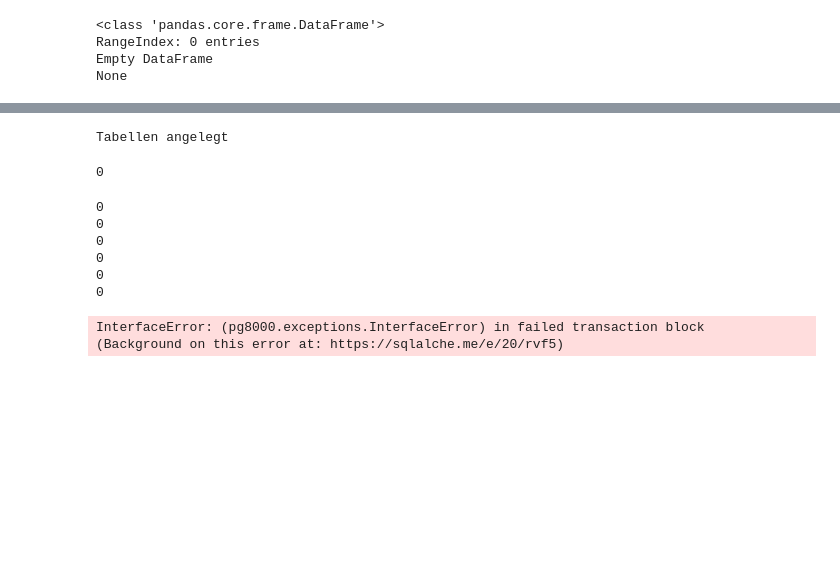
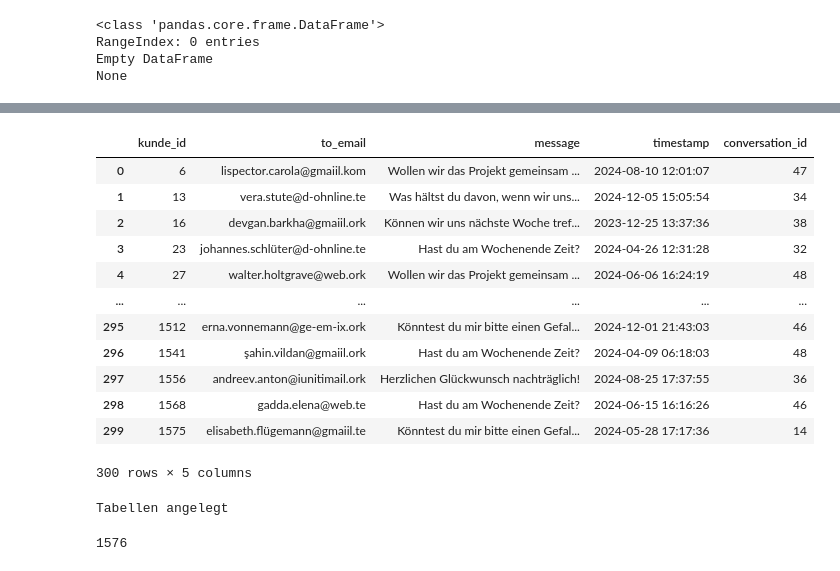
Before and after one commit to Sweet-Lunalotl/LetsMeet_Luna, a Jupyter notebook: notebooks/Akt2.ipynb, the cells around one changed output, grey strips where cells are left out. Cells and saved outputs as stored; diff of their text form; code cells hidden in the pictures; blank space fills up the shorter version.

Commit message:
Befüllen weiterer Tabellen mit Daten

```diff
--- a/notebooks/Akt2.ipynb
+++ b/notebooks/Akt2.ipynb
@@ -252,0 +290,11 @@ print(likes_df.head())
+# %%
+#wie im print gezeigt, gibt es unterschiedliche formate die hier vereinheitlich werden
+for idx, row in likes_df.iterrows():
+    try:
+        timestamp = pd.to_datetime(row["timestamp"], format="%Y-%m-%d %H:%M:%S").strftime("%Y-%m-%d %H:%M:%S")
+    except ValueError:
+        try:
+            timestamp = pd.to_datetime(row["timestamp"], format="%d.%m.%Y %H:%M:%S").strftime("%Y-%m-%d %H:%M:%S")
+        except:
+            timestamp = None
+    likes_df.at[idx, "timestamp"] = timestamp
@@ -282,0 +361,11 @@ None
+# %%
+#wie im print gezeigt, gibt es unterschiedliche formate die hier vereinheitlich werden
+for idx, row in messages_df.iterrows():
+    try:
+        timestamp = pd.to_datetime(row["timestamp"], format="%Y-%m-%d %H:%M:%S").strftime("%Y-%m-%d %H:%M:%S")
+    except ValueError:
+        try:
+            timestamp = pd.to_datetime(row["timestamp"], format="%d.%m.%Y %H:%M:%S").strftime("%Y-%m-%d %H:%M:%S")
+        except:
+            timestamp = None
+    messages_df.at[idx, "timestamp"] = timestamp
@@ -318,3 +412,19 @@ df[df["E-Mail"].isna()]
+# %%
+messages_df
+# %% [output]
+|  | kunde_id | to_email | message | timestamp | conversation_id |
+| 0 | 6 | lispector.carola@gmaiil.kom | Wollen wir das Projekt gemeinsam ... | 2024-08-10 12:01:07 | 47 |
+| 1 | 13 | vera.stute@d-ohnline.te | Was hältst du davon, wenn wir uns... | 2024-12-05 15:05:54 | 34 |
+| 2 | 16 | devgan.barkha@gmaiil.ork | Können wir uns nächste Woche tref... | 2023-12-25 13:37:36 | 38 |
+| 3 | 23 | johannes.schlüter@d-ohnline.te | Hast du am Wochenende Zeit? | 2024-04-26 12:31:28 | 32 |
+| 4 | 27 | walter.holtgrave@web.ork | Wollen wir das Projekt gemeinsam ... | 2024-06-06 16:24:19 | 48 |
+| ... | ... | ... | ... | ... | ... |
+| 295 | 1512 | erna.vonnemann@ge-em-ix.ork | Könntest du mir bitte einen Gefal... | 2024-12-01 21:43:03 | 46 |
+| 296 | 1541 | şahin.vildan@gmaiil.ork | Hast du am Wochenende Zeit? | 2024-04-09 06:18:03 | 48 |
+| 297 | 1556 | andreev.anton@iunitimail.ork | Herzlichen Glückwunsch nachträglich! | 2024-08-25 17:37:55 | 36 |
+| 298 | 1568 | gadda.elena@web.te | Hast du am Wochenende Zeit? | 2024-06-15 16:16:26 | 46 |
+| 299 | 1575 | elisabeth.flügemann@gmaiil.te | Könntest du mir bitte einen Gefal... | 2024-05-28 17:17:36 | 14 |
+300 rows × 5 columns
 # %%
 DDL_KUNDE = """
 CREATE TABLE kunde (
@@ -432,8 +543,3 @@ with engine.begin() as conn:
 print("Tabellen angelegt")
 # %% [output]
 Tabellen angelegt
-# %%
-# Prüfe auf Duplikate in der E-Mail-Spalte
-print(df["E-Mail"].duplicated().sum())
-# %% [output]
-0
@@ -442,23 +546,10 @@ df["Telefon"] = df["Telefon"].fillna("0000000000")
-# %%
-print(df["E-Mail"].isnull().sum())
-print(df["Telefon"].isnull().sum())
-print(df["Geschlecht (m/w/nonbinary)"].isnull().sum())
-print(df["Vorname"].isnull().sum())
-print(df["Nachname"].isnull().sum())
-print(df["Geburtsdatum"].isnull().sum())
-# %% [output]
-0
-0
-0
-0
-0
-0
 # %%
-df["profilbild"] = None
+#Kunde Tabelle
+
+df["profilbild"]= None
 
 kunde_data = df[["Nachname", "Vorname", "E-Mail", "Telefon", "Geschlecht (m/w/nonbinary)", "Geburtsdatum", "profilbild"]].copy()
-kunde_data.columns = ["name", "vorname", "email", "telefon", "geschlecht", "geburtsdatum", "profilbild"]
+kunde_data.columns = ["nachname", "vorname", "email", "telefon", "geschlecht", "geburtsdatum", "profilbild"]
 kunde_data.to_sql("kunde", engine, if_exists="append", index=True, index_label="kunde_id")
 # %% [output]
-InterfaceError: (pg8000.exceptions.InterfaceError) in failed transaction block
-(Background on this error at: https://sqlalche.me/e/20/rvf5)
+1576
```
Also changed, not shown: parts of 21 cells of this notebook, 2 other files.
